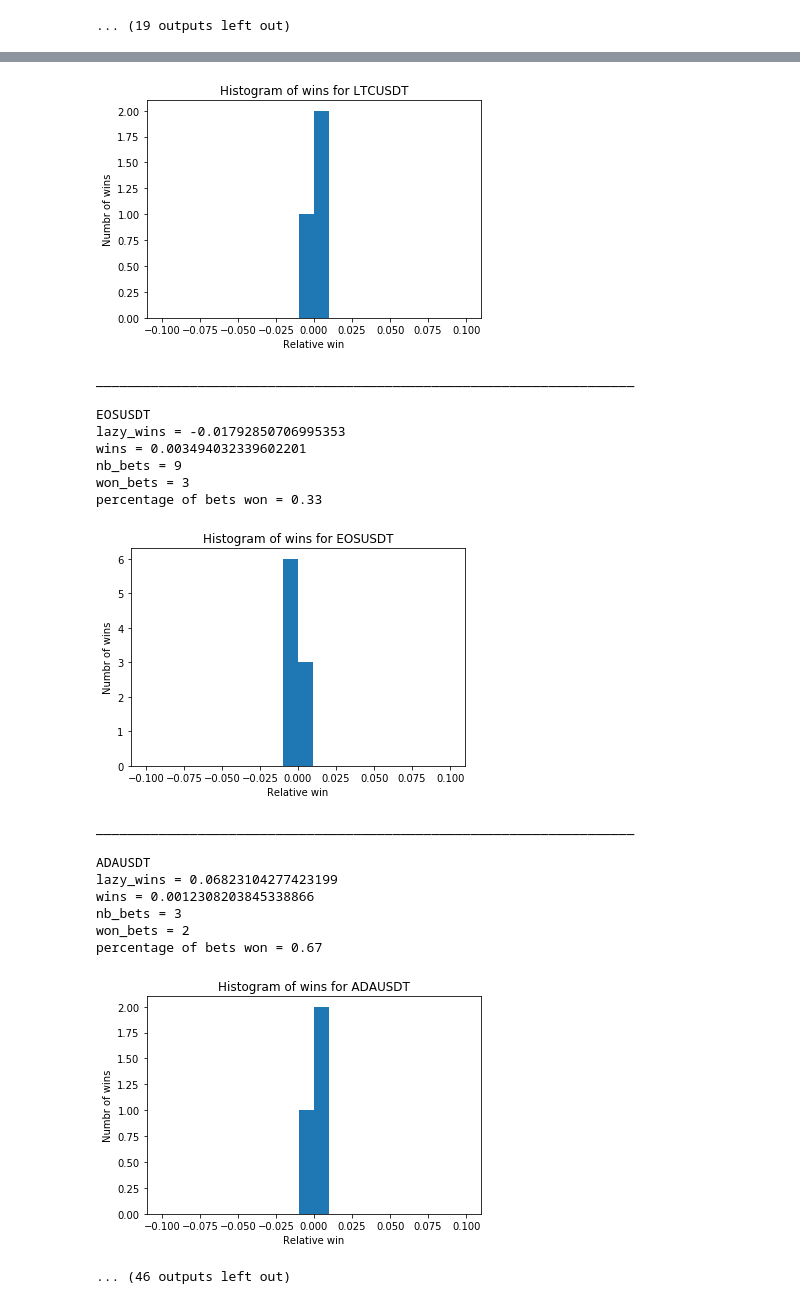
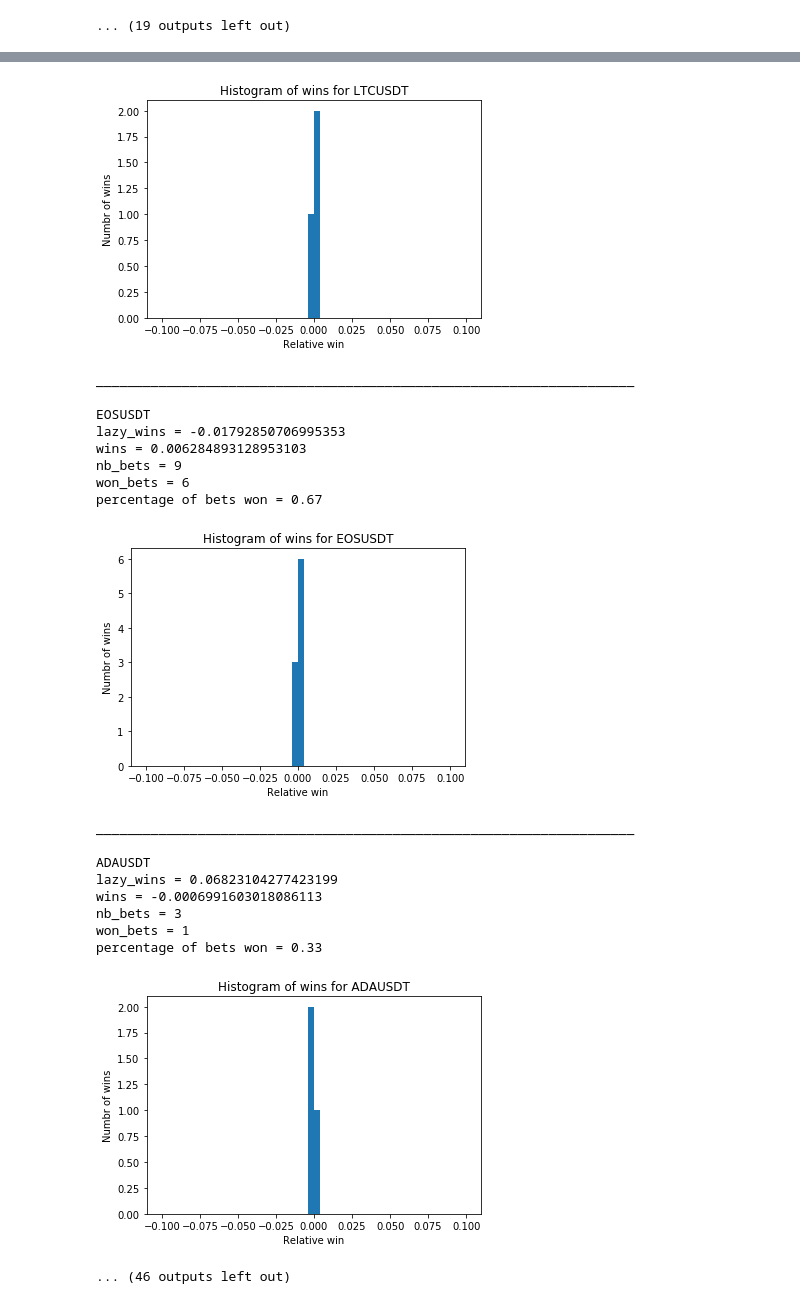
Before and after one commit to ericguillaume/sniffer, a Jupyter notebook: visualize_features.ipynb, the cells around one changed output, grey strips where cells are left out. Drawn from its saved outputs; the diff is of its cells as text; code cells hidden in the pictures.

Commit message:
we win 8 percent

```diff
--- a/visualize_features.ipynb
+++ b/visualize_features.ipynb
@@ -297,14 +297,14 @@ def display_histogram_wins(symbol, win_array):
         plt.title('Histogram of wins for {}'.format(symbol))
         plt.xlabel('Relative win'.format(np.median(win_array)))
         plt.ylabel('Numbr of wins')
-        plt.hist(win_array, bins=20, range=(-0.10, 0.10))
+        plt.hist(win_array, bins=50, range=(-0.10, 0.10))
         plt.show()
 
 
-def try_winning(symbol, all_won_bets):
+def try_winning(symbol, all_won_bets, all_won_sums):
     #d_symbol_minutes_before_retrying = defaultdict(int)
     wins = 0.0 # sum of relative wins
-    keep_for_x_minutes = 2
+    keep_for_x_minutes = 1
     dont_touch_same_currency_for_n_minutes = 50
     min_diff_domains_weighted_to_buy_or_sell = 0.86 # debug 0.75
 
@@ -371,11 +371,15 @@ def try_winning(symbol, all_won_bets):
     print("_____________________________________________________________________ \n")
     all_won_bets.extend(win_array)
 
+    return all_won_sums + wins
 
+
+all_won_sums = 0
 all_won_bets = []
 for symbol in selected_symbols:
-    try_winning(symbol, all_won_bets)
+    all_won_sums = try_winning(symbol, all_won_bets, all_won_sums)
 display_histogram_wins("All currencies", all_won_bets)
+print("all_won_sums = {}".format())
 # %% [output]
 BTCUSDT
 lazy_wins = -0.011394620944008773
@@ -417,25 +421,25 @@ wins = 0.0020935891103717194
 nb_bets = 3
 won_bets = 2
 percentage of bets won = 0.67
-[figure, old version]
+[figure, new version]
 _____________________________________________________________________
 
 EOSUSDT
 lazy_wins = -0.01792850706995353
-wins = 0.003494032339602201
+wins = 0.006284893128953103
 nb_bets = 9
-won_bets = 3
-percentage of bets won = 0.33
+won_bets = 6
+percentage of bets won = 0.67
-[figure, old version]
+[figure, new version]
 _____________________________________________________________________
 
 ADAUSDT
 lazy_wins = 0.06823104277423199
-wins = 0.0012308203845338866
+wins = -0.0006991603018086113
 nb_bets = 3
-won_bets = 2
-percentage of bets won = 0.67
+won_bets = 1
+percentage of bets won = 0.33
-[figure, old version]
+[figure, new version]
 ... (46 outputs left out)
 # %%
 #%reset_selective d_symbol_minutes_before_retrying
```
Also changed, not shown: parts of 1 cell of this notebook.
